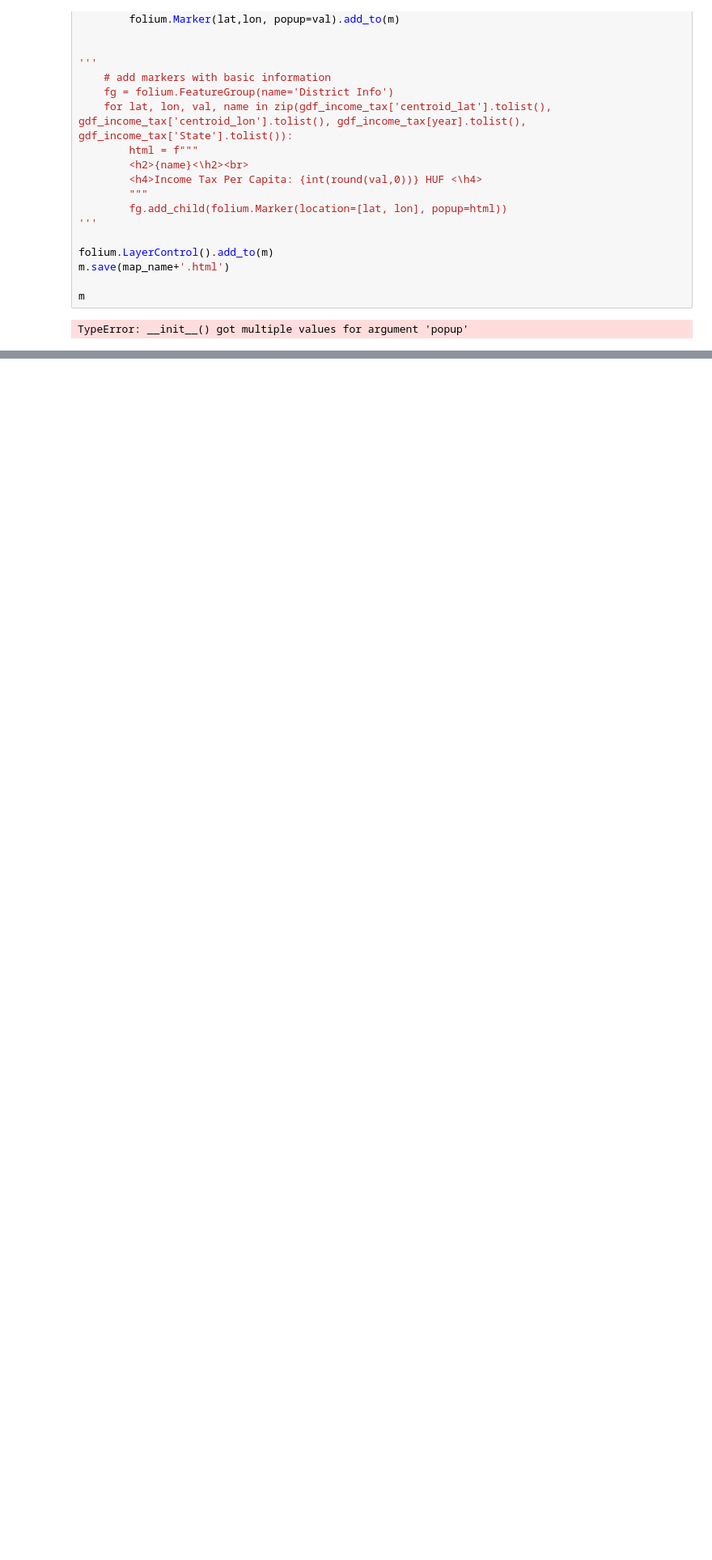
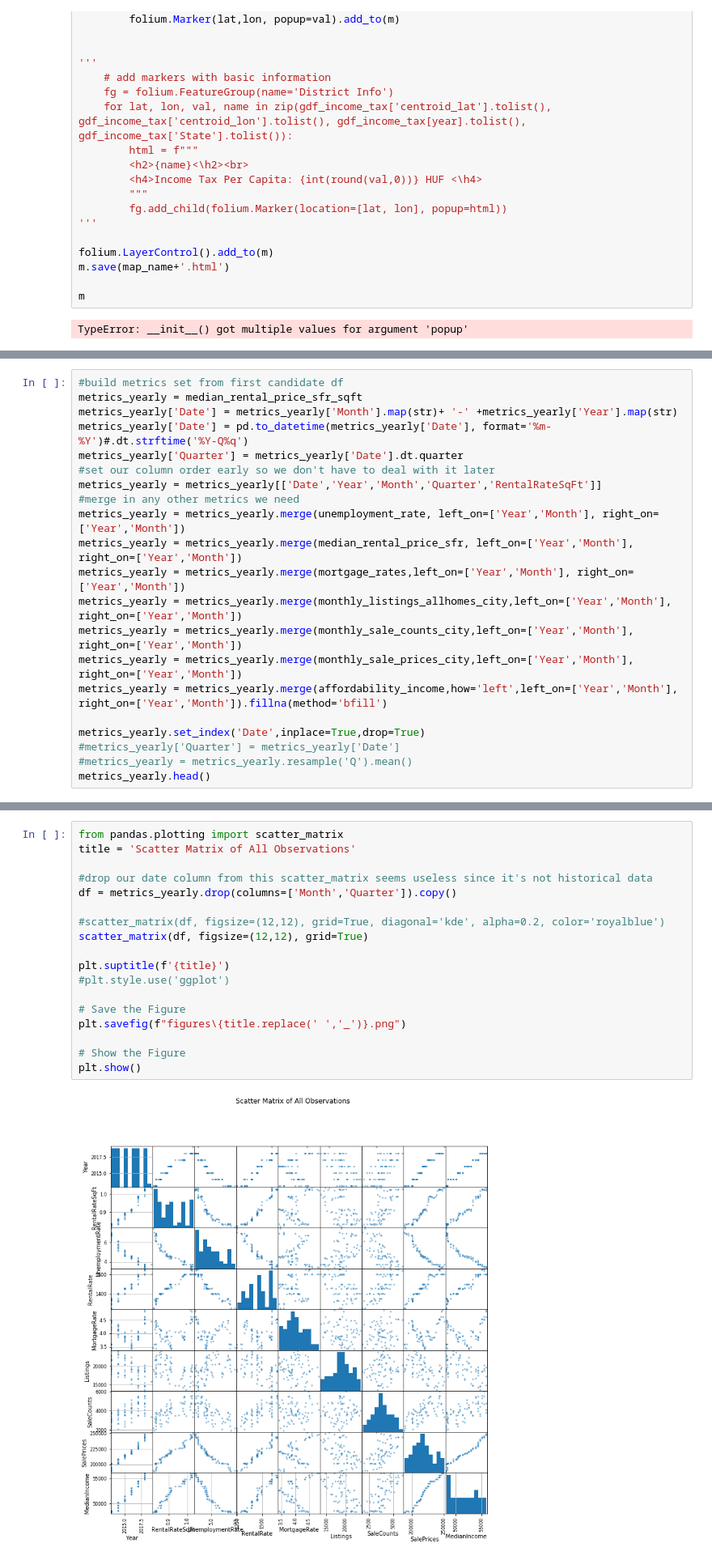
Before and after one commit to JosueGar/team_project_1, a Jupyter notebook: Untitled.ipynb, the cells around one changed output, grey strips where cells are left out. Shown at 81% size. Cells and saved outputs as stored; diff of their text form; blank space fills up the shorter version.

```diff
--- a/Untitled.ipynb
+++ b/Untitled.ipynb
@@ -458,0 +499,21 @@ median_rental_price_sfr_sqft
+# %%
+#build metrics set from first candidate df
+metrics_yearly = median_rental_price_sfr_sqft
+metrics_yearly['Date'] = metrics_yearly['Month'].map(str)+ '-' +metrics_yearly['Year'].map(str)
+metrics_yearly['Date'] = pd.to_datetime(metrics_yearly['Date'], format='%m-%Y')#.dt.strftime('%Y-Q%q')
+metrics_yearly['Quarter'] = metrics_yearly['Date'].dt.quarter
+#set our column order early so we don't have to deal with it later
+metrics_yearly = metrics_yearly[['Date','Year','Month','Quarter','RentalRateSqFt']]
+#merge in any other metrics we need
+metrics_yearly = metrics_yearly.merge(unemployment_rate, left_on=['Year','Month'], right_on=['Year','Month'])
+metrics_yearly = metrics_yearly.merge(median_rental_price_sfr, left_on=['Year','Month'], right_on=['Year','Month'])
+metrics_yearly = metrics_yearly.merge(mortgage_rates,left_on=['Year','Month'], right_on=['Year','Month'])
+metrics_yearly = metrics_yearly.merge(monthly_listings_allhomes_city,left_on=['Year','Month'], right_on=['Year','Month'])
+metrics_yearly = metrics_yearly.merge(monthly_sale_counts_city,left_on=['Year','Month'], right_on=['Year','Month'])
+metrics_yearly = metrics_yearly.merge(monthly_sale_prices_city,left_on=['Year','Month'], right_on=['Year','Month'])
+metrics_yearly = metrics_yearly.merge(affordability_income,how='left',left_on=['Year','Month'], right_on=['Year','Month']).fillna(method='bfill')
+
+metrics_yearly.set_index('Date',inplace=True,drop=True)
+#metrics_yearly['Quarter'] = metrics_yearly['Date']
+#metrics_yearly = metrics_yearly.resample('Q').mean()
+metrics_yearly.head()
@@ -458,0 +577,20 @@ median_rental_price_sfr_sqft
+# %%
+from pandas.plotting import scatter_matrix
+title = 'Scatter Matrix of All Observations'
+
+#drop our date column from this scatter_matrix seems useless since it's not historical data
+df = metrics_yearly.drop(columns=['Month','Quarter']).copy()
+
+#scatter_matrix(df, figsize=(12,12), grid=True, diagonal='kde', alpha=0.2, color='royalblue')
+scatter_matrix(df, figsize=(12,12), grid=True)
+
+plt.suptitle(f'{title}')
+#plt.style.use('ggplot')
+
+# Save the Figure
+plt.savefig(f"figures\{title.replace(' ','_')}.png")
+
+# Show the Figure
+plt.show()
+# %% [output]
+[figure, added]
```
Also changed, not shown: parts of 38 cells of this notebook, 2 other files.
